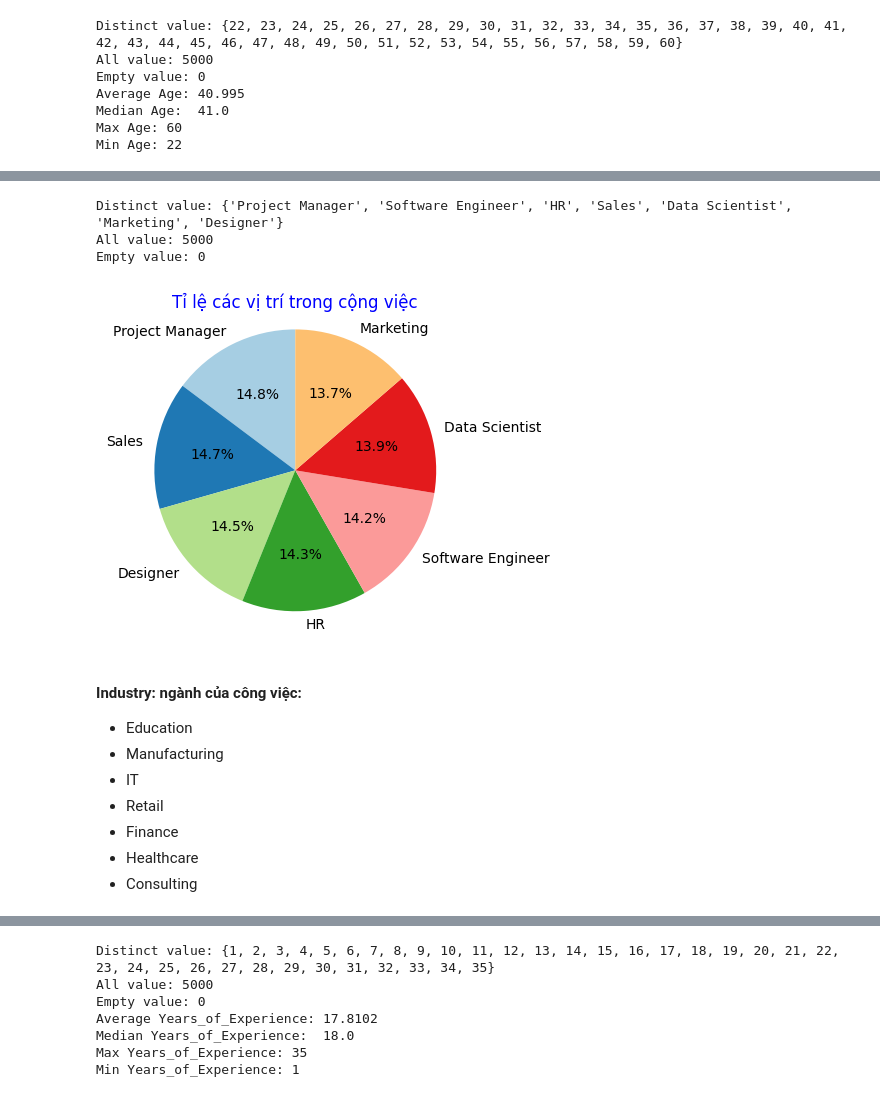
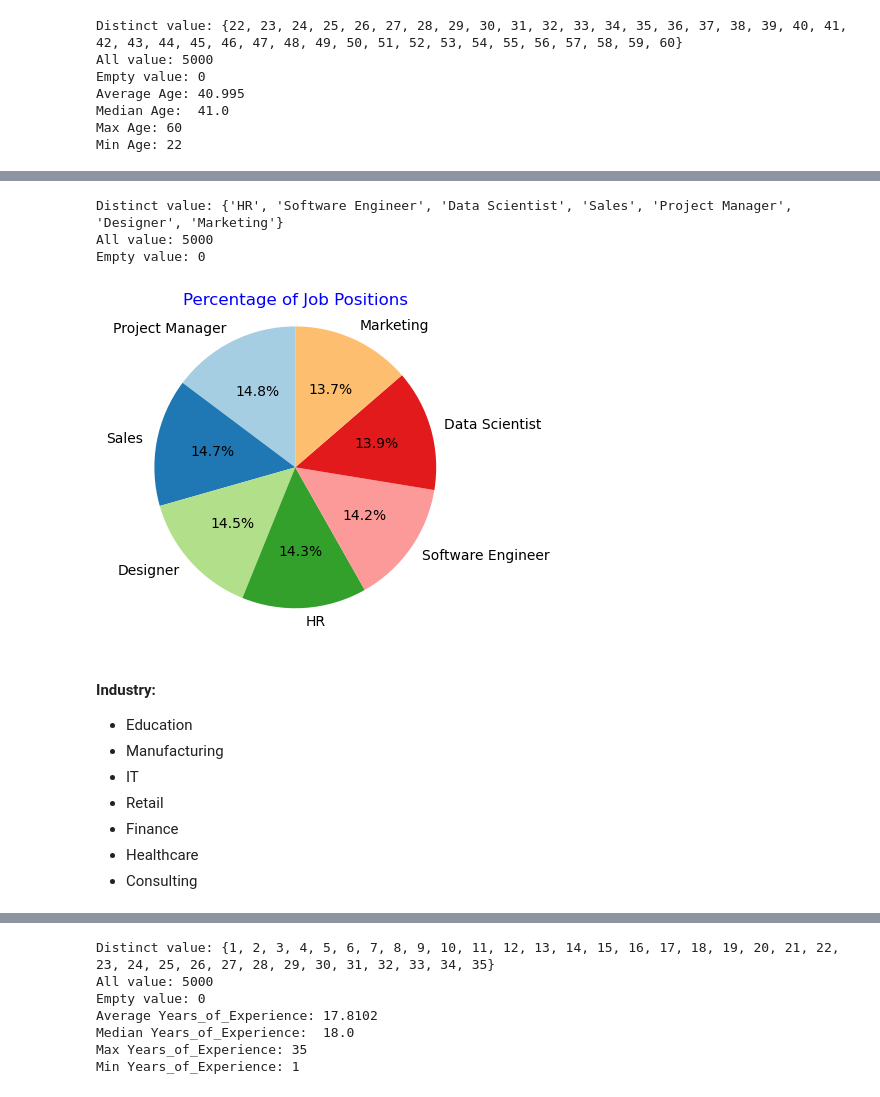
Before and after one commit to pigpig1524/HCMUS-P4DS-Lotus-Final, a Jupyter notebook: main_process.ipynb, the cells around one changed output, grey strips where cells are left out. Saved outputs shown, nothing was run; the diff lists cells and outputs as text; code cells hidden in the pictures.

```diff
--- a/main_process.ipynb
+++ b/main_process.ipynb
@@ -196,14 +197,14 @@ Empty value: 0
 # %%
 Job_Role = set(df['Job_Role'].to_list())
 print('Distinct value:',Job_Role )
-Display_object('Job_Role', 'Tỉ lệ các vị trí trong cộng việc')
+Display_object('Job_Role', 'Percentage of Job Positions')
 # %% [output]
-Distinct value: {'Project Manager', 'Software Engineer', 'HR', 'Sales', 'Data Scientist', 'Marketing', 'Designer'}
+Distinct value: {'HR', 'Software Engineer', 'Data Scientist', 'Sales', 'Project Manager', 'Designer', 'Marketing'}
 All value: 5000
 Empty value: 0
-[figure, old version]
+[figure, new version]
 # %% [markdown]
-#### **Industry**: ngành của công việc:
+#### **Industry**:
 - Education
 - Manufacturing
 - IT
```
Also changed, not shown: parts of 43 cells of this notebook.
